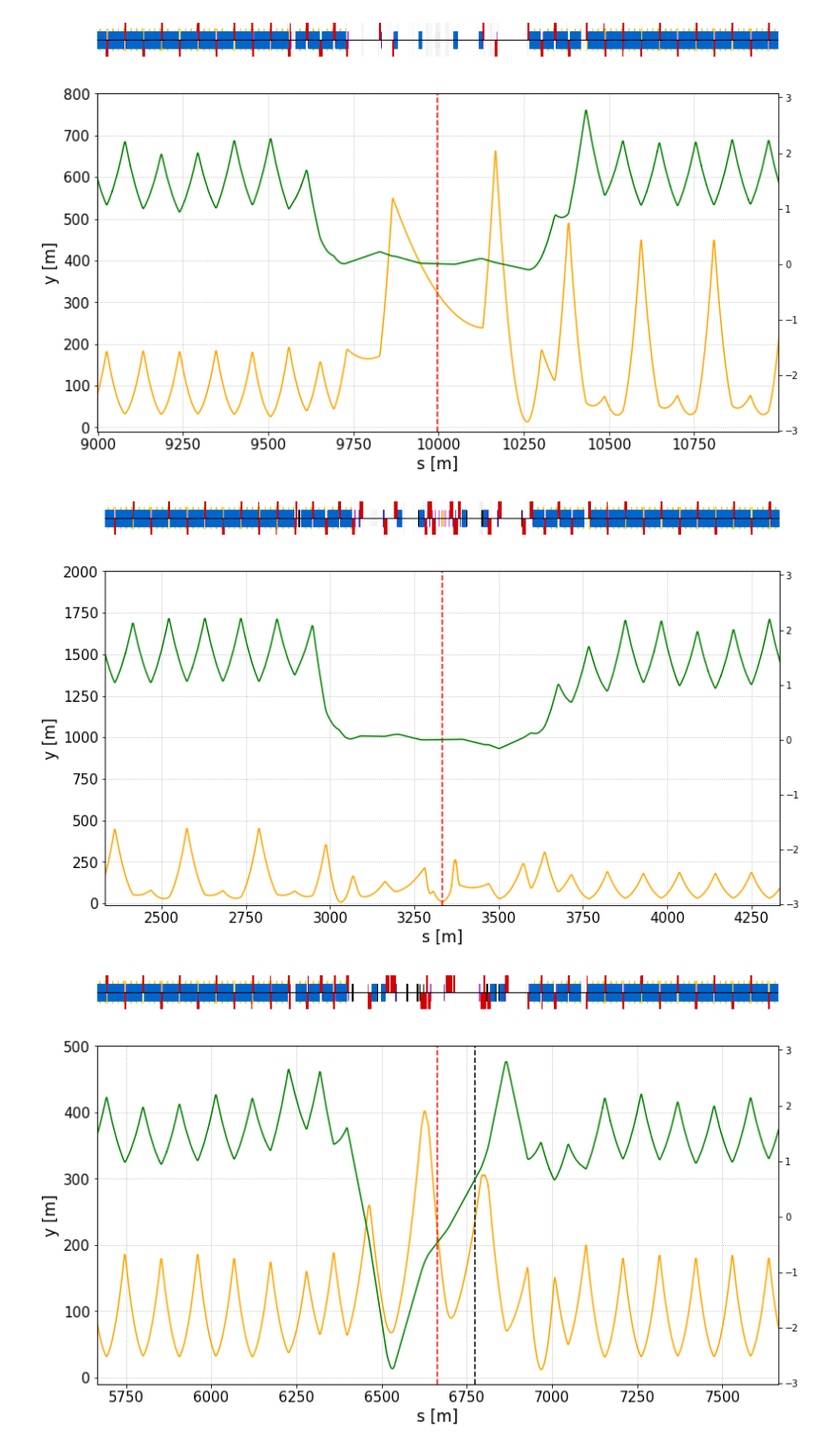
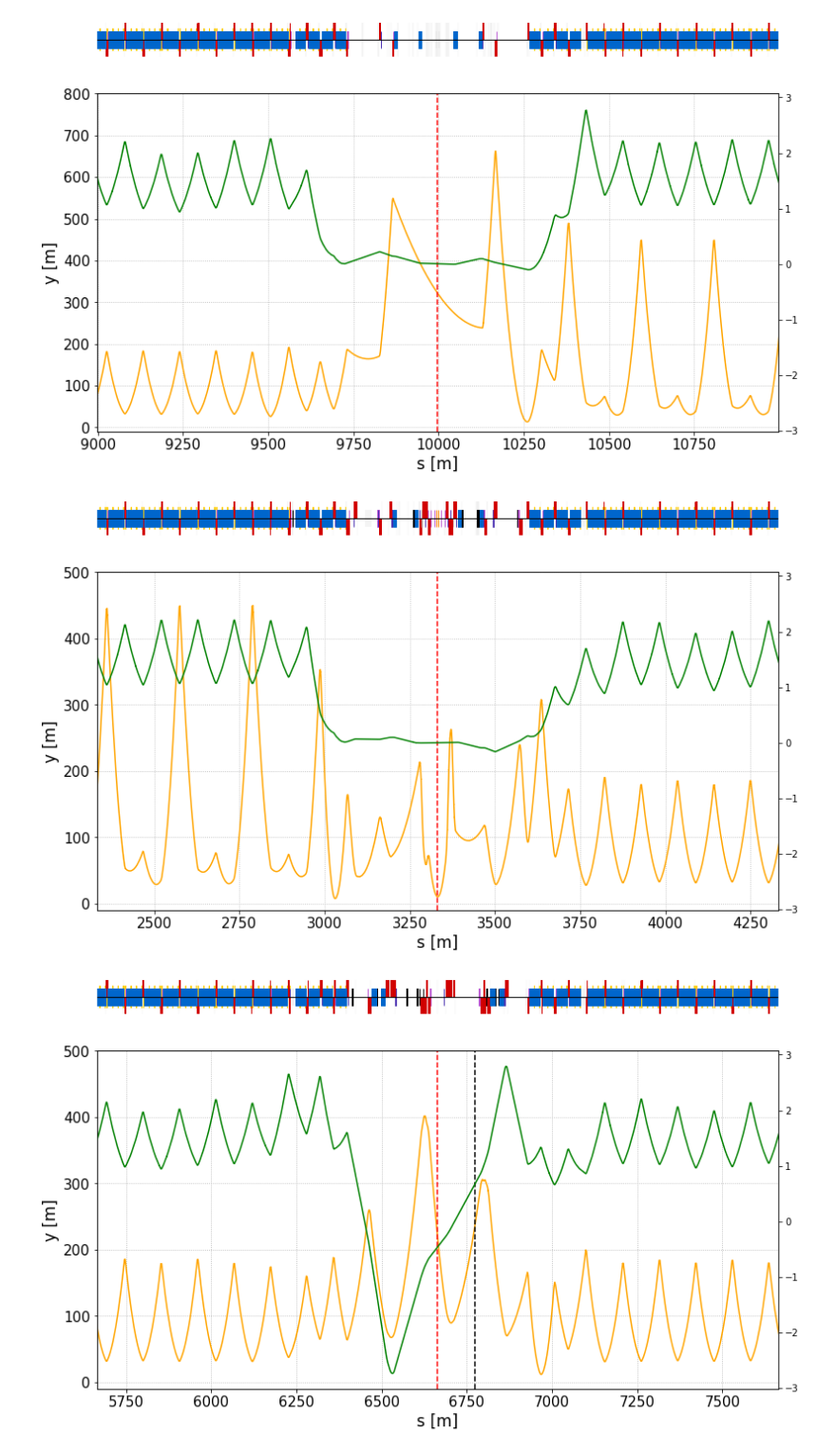
Before and after one commit to chiaramaccani/two_cryst_sim, a Jupyter notebook: Inspect_line.ipynb, the cells around one changed output. Shown at 95% size. Drawn from its saved outputs; the diff is of its cells as text; code cells hidden in the pictures.

```diff
--- a/Inspect_line.ipynb
+++ b/Inspect_line.ipynb
@@ -550,7 +557,7 @@ f4.savefig('./Plots/IR4_phase.png')
 # %%
 df = df_tune
 # %%
-def plot_ip(IP_s,N = 1000, y_lim = 1300, end_s=26658.883171485748):
+def plot_ip_v1(IP_s,N = 1000, y_lim = 1300, end_s=26658.883171485748):
     TCCS_loc = end_s - 6773.7 #6775
     s_start = IP_s - N #19000#6300
     s_stop = IP_s + N #21000#7100
@@ -584,7 +653,7 @@ plot_ip(IR4_s, y_lim=800)
 # %% [output]
 [figure]
 # %%
-plot_ip(IR2_s, y_lim=500)
+plot_ip_v1(IR2_s, y_lim=500)
 # %% [output]
-[figure, old version]
+[figure, new version]
 # %%
```
Also changed, not shown: parts of 12 cells of this notebook, 44 other files.
